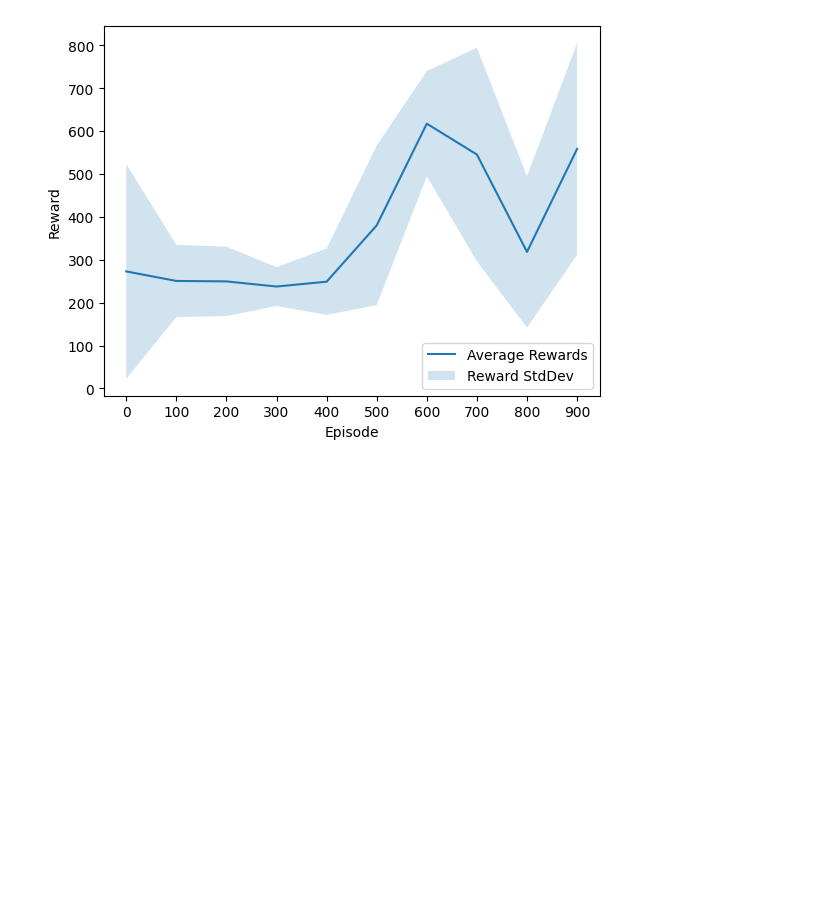
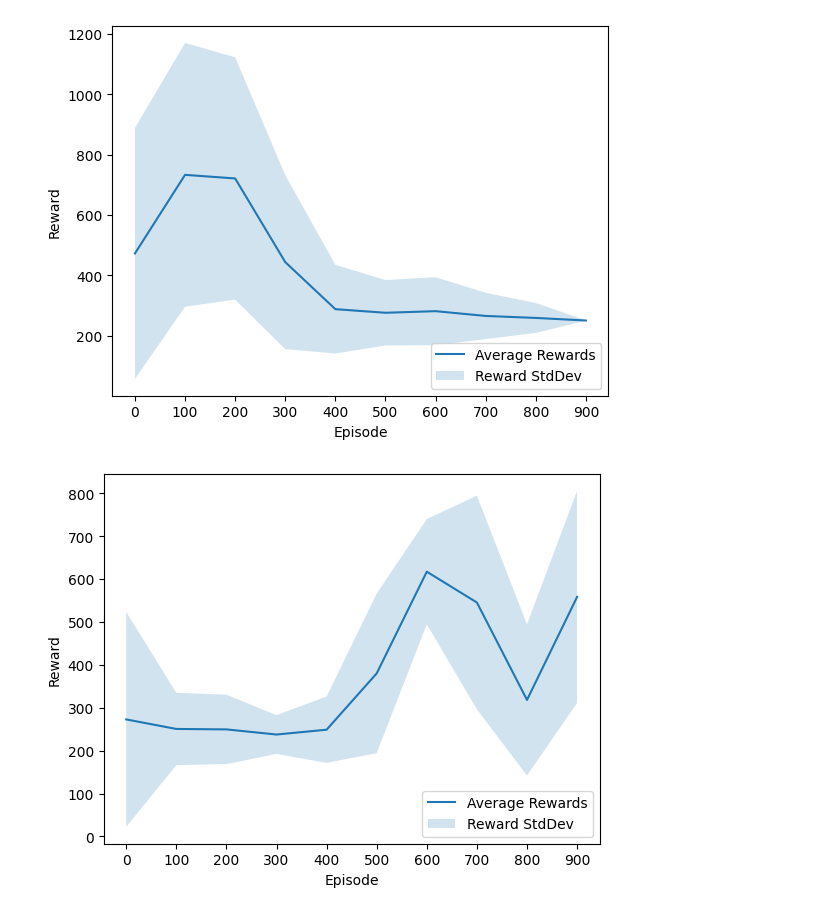
Before and after one commit to joshmazen14/maRLios, a Jupyter notebook: testing_marly.ipynb, the cells around one changed output. Saved outputs shown, nothing was run; the diff lists cells and outputs as text; code cells hidden in the pictures; blank space fills up the shorter version.

Commit message:
experiments

```diff
--- a/testing_marly.ipynb
+++ b/testing_marly.ipynb
@@ -224 +233,15 @@ warnings.filterwarnings('ignore')
+# %%
+#run experiments:
+run(training_mode=True,
+    pretrained=False, # use the pretrained model
+    ep_per_stat=100,
+    num_episodes=1000,
+    lr=0.00001, #1e-4
+    exploration_min=0.02,
+    exploration_max =100, # setting this to the min for the rerun model
+    exploration_decay=0.9999,
+    action_space=SIMPLE_MOVEMENT,
+    n_actions=len(SIMPLE_MOVEMENT)+2)
+# %% [output]
+[figure, added]
 # %%
```
Also changed, not shown: parts of 5 cells of this notebook, 6 other files.
